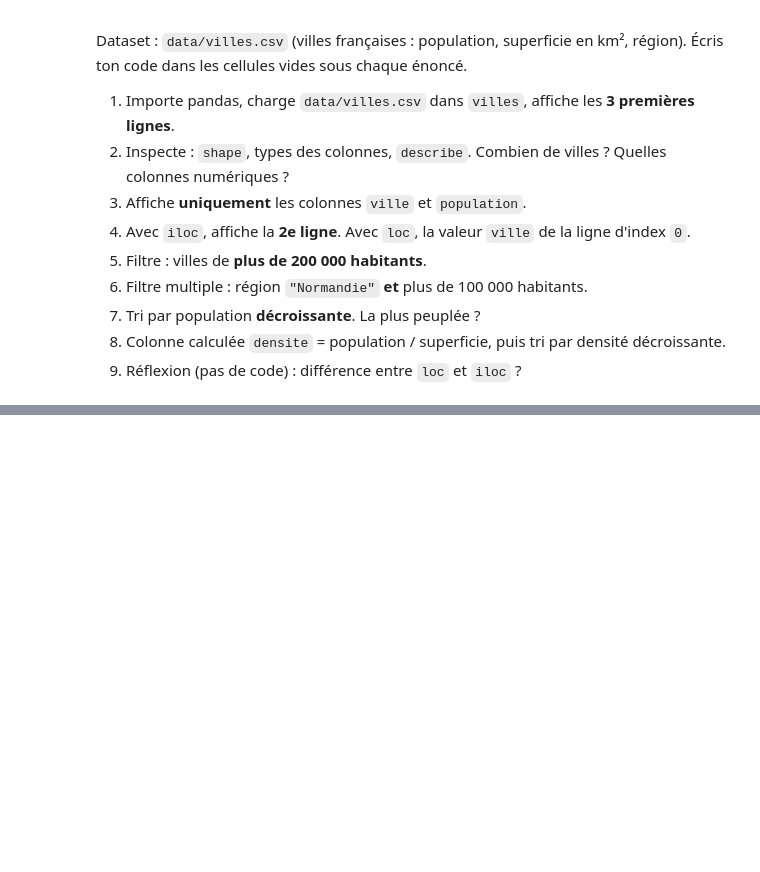
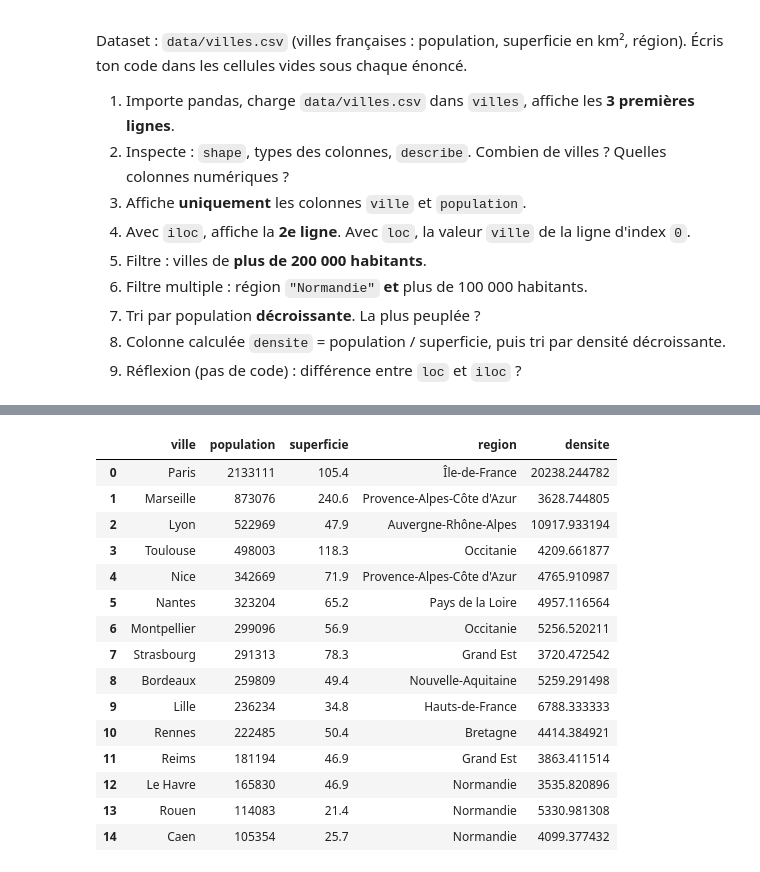
Before and after one commit to RobaloVictor-DataEngineer/Claude-parcours-data-eng, a Jupyter notebook: Projets/01 Parcours Data Engineer/exercices/python/s2_1_pandas_fondamentaux.ipynb, the cells around one changed output, grey strips where cells are left out. Saved outputs shown, nothing was run; the diff lists cells and outputs as text; code cells hidden in the pictures; blank space fills up the shorter version.

Commit message:
S2 : pandas niveau fondamentale et intermédiaire

```diff
--- a/Projets/01 Parcours Data Engineer/exercices/python/s2_1_pandas_fondamentaux.ipynb
+++ b/Projets/01 Parcours Data Engineer/exercices/python/s2_1_pandas_fondamentaux.ipynb
@@ -89,0 +124,6 @@ Dataset : `data/villes.csv` (villes françaises : population, superficie en km²
+# %%
+## 1
+import pandas as pd
+
+df = pd.read_csv("data/villes.csv")
+df
@@ -89,0 +248,22 @@ Dataset : `data/villes.csv` (villes françaises : population, superficie en km²
+# %%
+## 8
+df["densite"] = df["population"] / df["superficie"]
+df.sort_values("densite", ascending=False)
+df
+# %% [output]
+|  | ville | population | superficie | region | densite |
+| 0 | Paris | 2133111 | 105.4 | Île-de-France | 20238.244782 |
+| 1 | Marseille | 873076 | 240.6 | Provence-Alpes-Côte d'Azur | 3628.744805 |
+| 2 | Lyon | 522969 | 47.9 | Auvergne-Rhône-Alpes | 10917.933194 |
+| 3 | Toulouse | 498003 | 118.3 | Occitanie | 4209.661877 |
+| 4 | Nice | 342669 | 71.9 | Provence-Alpes-Côte d'Azur | 4765.910987 |
+| 5 | Nantes | 323204 | 65.2 | Pays de la Loire | 4957.116564 |
+| 6 | Montpellier | 299096 | 56.9 | Occitanie | 5256.520211 |
+| 7 | Strasbourg | 291313 | 78.3 | Grand Est | 3720.472542 |
+| 8 | Bordeaux | 259809 | 49.4 | Nouvelle-Aquitaine | 5259.291498 |
+| 9 | Lille | 236234 | 34.8 | Hauts-de-France | 6788.333333 |
+| 10 | Rennes | 222485 | 50.4 | Bretagne | 4414.384921 |
+| 11 | Reims | 181194 | 46.9 | Grand Est | 3863.411514 |
+| 12 | Le Havre | 165830 | 46.9 | Normandie | 3535.820896 |
+| 13 | Rouen | 114083 | 21.4 | Normandie | 5330.981308 |
+| 14 | Caen | 105354 | 25.7 | Normandie | 4099.377432 |
```
Also changed, not shown: parts of 27 cells of this notebook, 5 other files.
